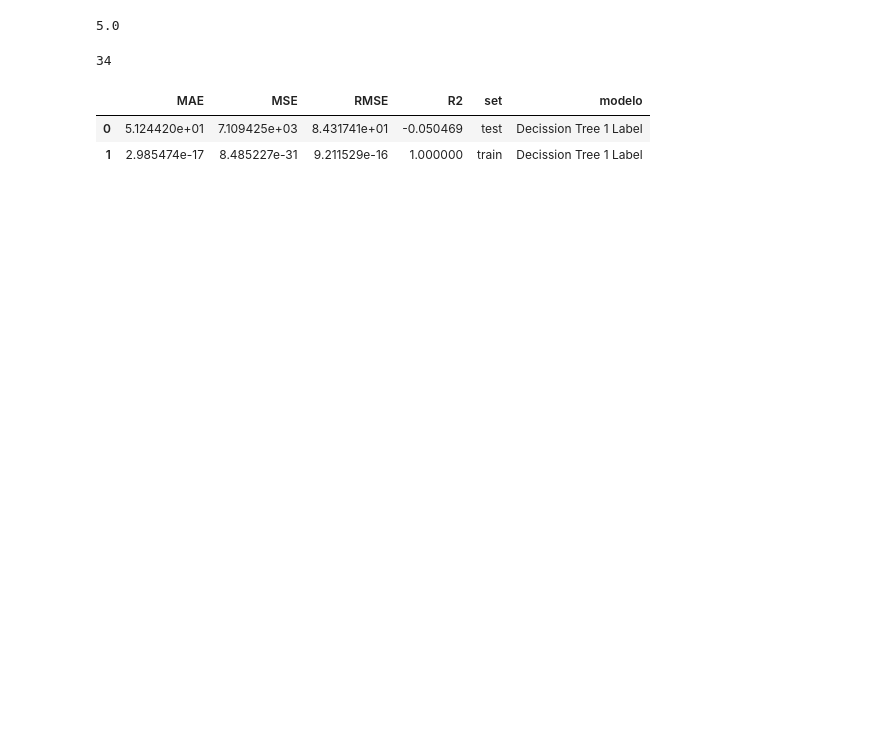
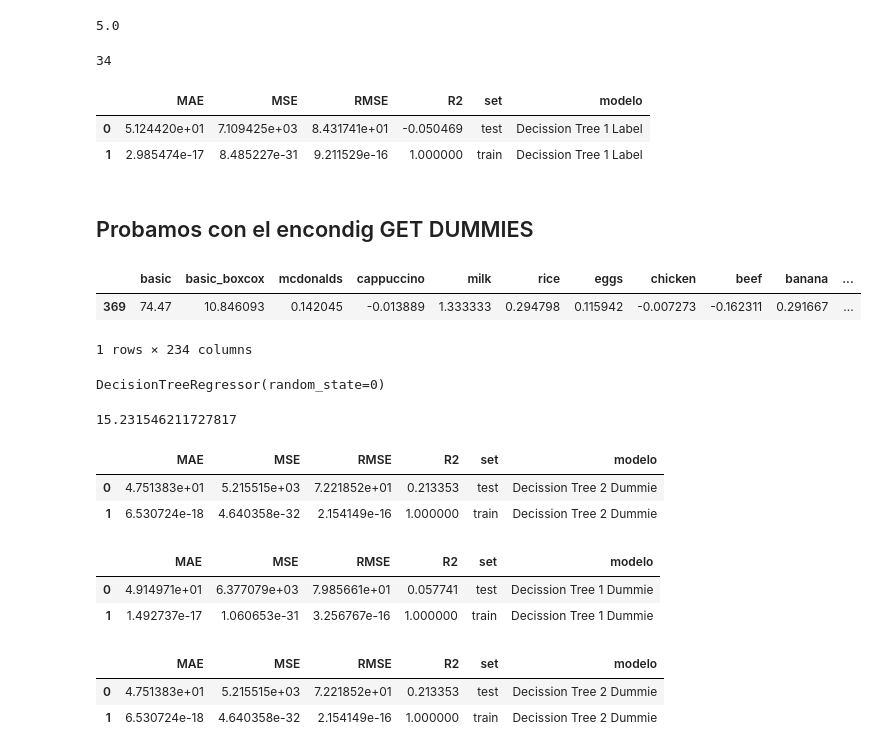
Before and after one commit to Adalab/promo-d-da-modulo1-sprint2-Paloma_Paula_Iris, a Jupyter notebook: regresion_lineal/10_decision_tree.ipynb, the cells around one changed output. Saved outputs shown, nothing was run; the diff lists cells and outputs as text; code cells hidden in the pictures; blank space fills up the shorter version.

```diff
--- a/regresion_lineal/10_decision_tree.ipynb
+++ b/regresion_lineal/10_decision_tree.ipynb
@@ -94,3 +89,12 @@ dt_results1l
 |  | MAE | MSE | RMSE | R2 | set | modelo |
 | 0 | 5.124420e+01 | 7.109425e+03 | 8.431741e+01 | -0.050469 | test | Decission Tree 1 Label |
 | 1 | 2.985474e-17 | 8.485227e-31 | 9.211529e-16 | 1.000000 | train | Decission Tree 1 Label |
+# %% [markdown]
+## Probamos con el encondig GET DUMMIES
+# %%
+df_dummie = pd.read_csv('../archivos/country_dummie.csv', index_col=0)
+df_dummie.sample()
+# %% [output]
+|  | basic | basic_boxcox | mcdonalds | cappuccino | milk | rice | eggs | chicken | beef | banana | ... |
+| 369 | 74.47 | 10.846093 | 0.142045 | -0.013889 | 1.333333 | 0.294798 | 0.115942 | -0.007273 | -0.162311 | 0.291667 | ... |
+1 rows × 234 columns
@@ -96,0 +110,9 @@ dt_results1l
+# %%
+arbold.fit(xd_train, yd_train) #ajustamos el modelo con fit
+# %% [output]
+DecisionTreeRegressor(random_state=0)
+# %%
+max_features = np.sqrt(len(xd_train.columns))
+max_features
+# %% [output]
+15.231546211727817
@@ -96,0 +122,19 @@ dt_results1l
+# %%
+dt_results2d = metricas(yd_test, yd_train, yd_pred_test_dt, yd_pred_train_dt, "Decission Tree 2 Dummie")
+dt_results2d
+# %% [output]
+|  | MAE | MSE | RMSE | R2 | set | modelo |
+| 0 | 4.751383e+01 | 5.215515e+03 | 7.221852e+01 | 0.213353 | test | Decission Tree 2 Dummie |
+| 1 | 6.530724e-18 | 4.640358e-32 | 2.154149e-16 | 1.000000 | train | Decission Tree 2 Dummie |
+# %%
+dt_results1d
+# %% [output]
+|  | MAE | MSE | RMSE | R2 | set | modelo |
+| 0 | 4.914971e+01 | 6.377079e+03 | 7.985661e+01 | 0.057741 | test | Decission Tree 1 Dummie |
+| 1 | 1.492737e-17 | 1.060653e-31 | 3.256767e-16 | 1.000000 | train | Decission Tree 1 Dummie |
+# %%
+dt_results2d
+# %% [output]
+|  | MAE | MSE | RMSE | R2 | set | modelo |
+| 0 | 4.751383e+01 | 5.215515e+03 | 7.221852e+01 | 0.213353 | test | Decission Tree 2 Dummie |
+| 1 | 6.530724e-18 | 4.640358e-32 | 2.154149e-16 | 1.000000 | train | Decission Tree 2 Dummie |
```
Also changed, not shown: parts of 16 cells of this notebook, 3 other files.
